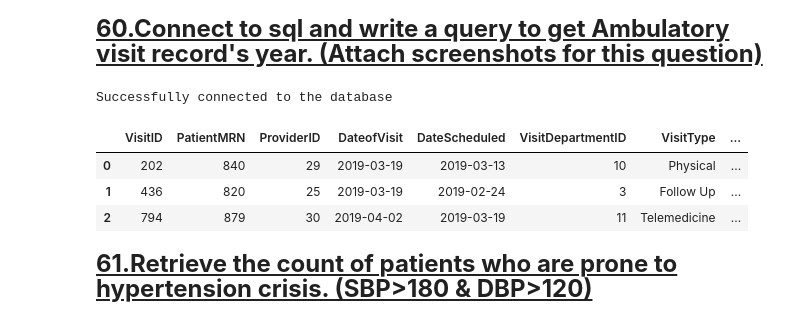
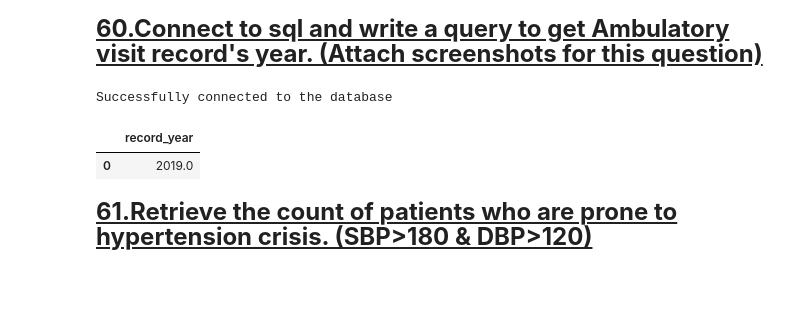
Before and after one commit to JyotsnaSusan/5Py, a Jupyter notebook: 5Py_FinalQuestions.ipynb, the cells around one changed output. Saved outputs shown, nothing was run; the diff lists cells and outputs as text; code cells hidden in the pictures; blank space fills up the shorter version.

```diff
--- a/5Py_FinalQuestions.ipynb
+++ b/5Py_FinalQuestions.ipynb
@@ -614,35 +614,31 @@ pip install psycopg2
 # %%
 import warnings
 import psycopg2
 
 def get_sql_data():
     try:
-        warnings.filterwarnings("ignore", category=UserWarning, message="pandas only supports SQLAlchemy connectable")
+        warnings.filterwarnings("ignore", category=UserWarning)
 
         conn = psycopg2.connect(
             host="localhost",
             database="postgres",
             user="postgres",
             password="abcd"
         )
         print("Successfully connected to the database")
-        df_Amb = pd.read_sql_query('''SELECT * FROM public."Ambulatory" ''', conn)
+        df_Amb = pd.read_sql_query('''SELECT DISTINCT EXTRACT(YEAR FROM "Ambulatory"."DateofVisit") AS Record_Year FROM public."Ambulatory"''', conn)
         conn.close()
         return df_Amb
     except Exception as e:
         print(f"Error: {e}")
         return None
 
 df_Amb = get_sql_data()
+df_Amb.head(2)
 # %% [output]
 Successfully connected to the database
+|  | record_year |
+| 0 | 2019.0 |
-# %%
-df_Amb.head(3)
-# %% [output]
-|  | VisitID | PatientMRN | ProviderID | DateofVisit | DateScheduled | VisitDepartmentID | VisitType | ... |
-| 0 | 202 | 840 | 29 | 2019-03-19 | 2019-03-13 | 10 | Physical | ... |
-| 1 | 436 | 820 | 25 | 2019-03-19 | 2019-02-24 | 3 | Follow Up | ... |
-| 2 | 794 | 879 | 30 | 2019-04-02 | 2019-03-19 | 11 | Telemedicine | ... |
 # %% [markdown]
 <font size="5"><b><u>61.Retrieve the count of patients who are prone to hypertension crisis. (SBP>180 & DBP>120)</u></b></font>
 # %%
```
Also changed, not shown: parts of 2 cells of this notebook.
